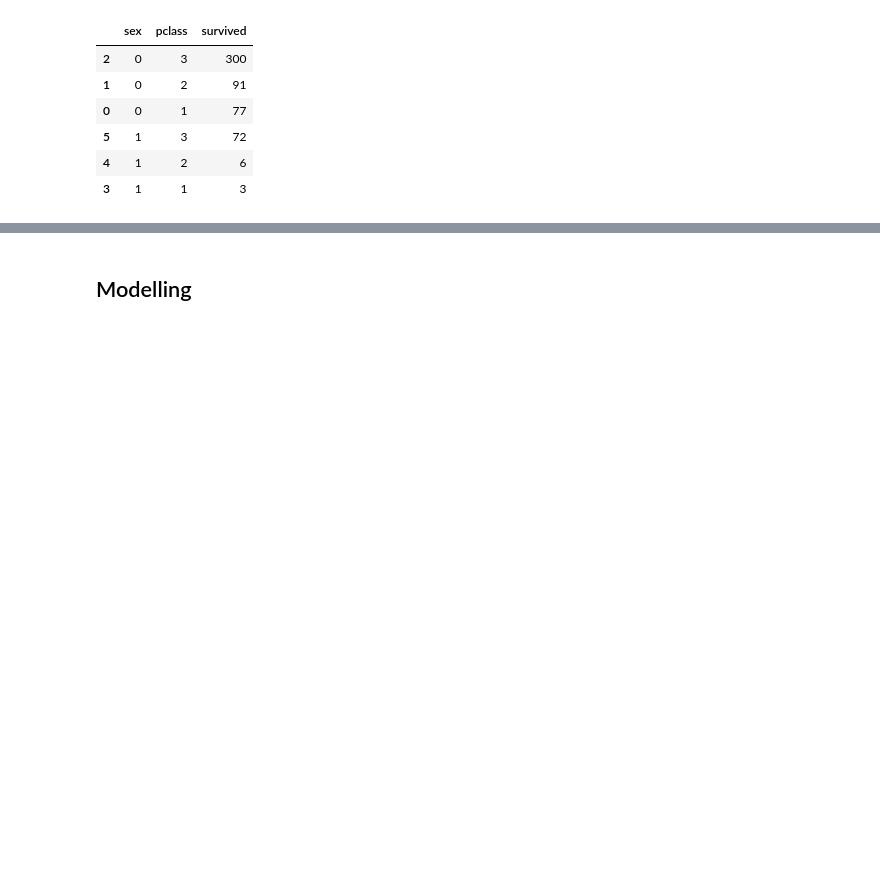
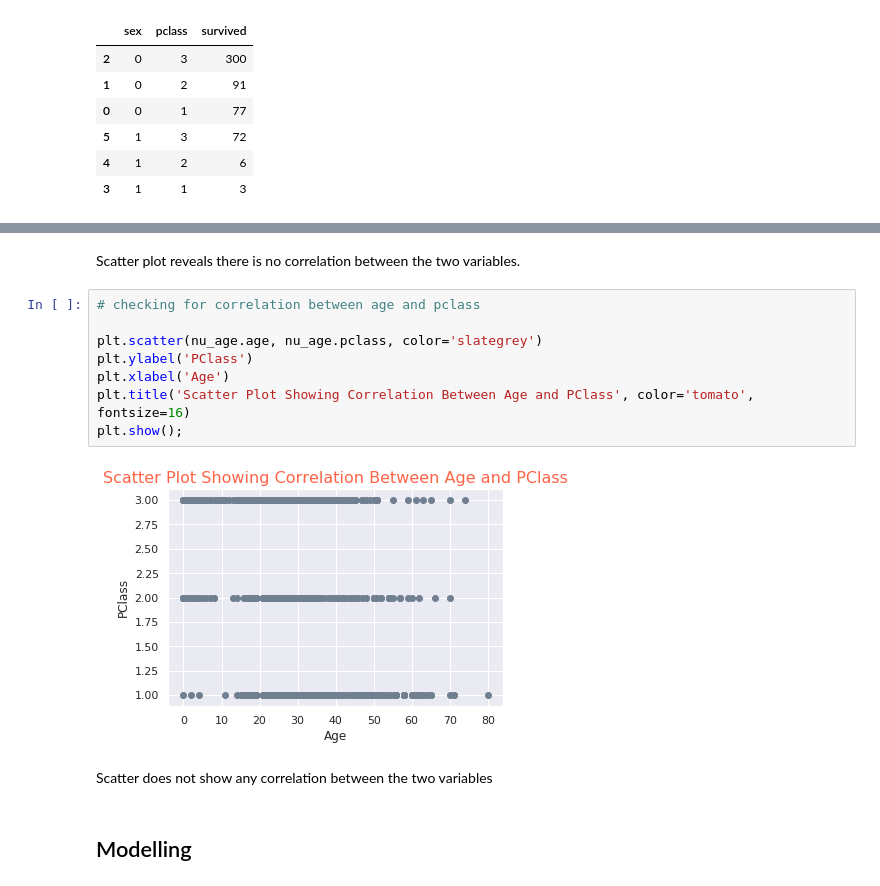
Before and after one commit to booorayan/naive_bayes_knn, a Jupyter notebook: Predicting_Survival_of_Passengers.ipynb, the cells around one changed output, grey strips where cells are left out. Cells and saved outputs as stored; diff of their text form; blank space fills up the shorter version.

```diff
--- a/Predicting_Survival_of_Passengers.ipynb
+++ b/Predicting_Survival_of_Passengers.ipynb
@@ -538,3 +553,17 @@ sns.catplot(x="pclass", hue="sex", col="survived",\
+# %% [markdown]
+Scatter plot reveals there is no correlation between the two variables.
+# %%
+# checking for correlation between age and pclass
+
+plt.scatter(nu_age.age, nu_age.pclass, color='slategrey')
+plt.ylabel('PClass')
+plt.xlabel('Age')
+plt.title('Scatter Plot Showing Correlation Between Age and PClass', color='tomato', fontsize=16)
+plt.show();
+# %% [output]
+[figure, added]
+# %% [markdown]
+Scatter does not show any correlation between the two variables
 # %% [markdown]
 ## Modelling
 # %%
```
Also changed, not shown: parts of 36 cells of this notebook.
